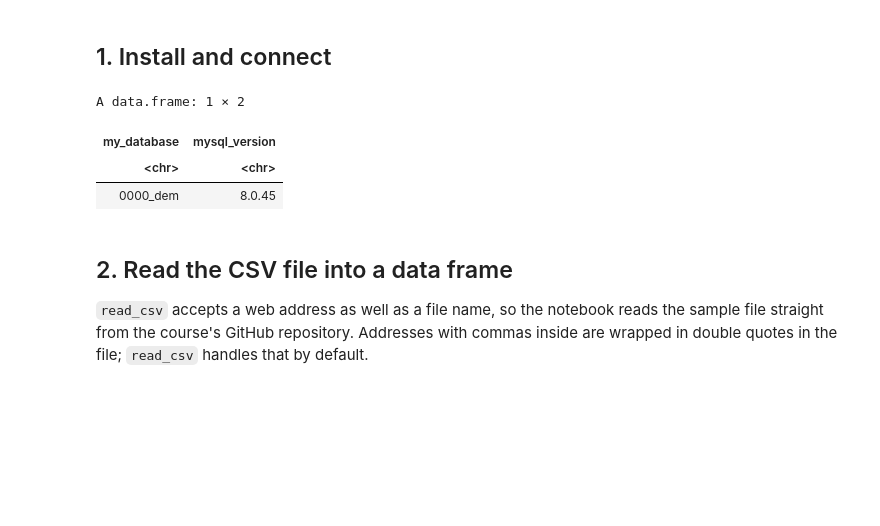
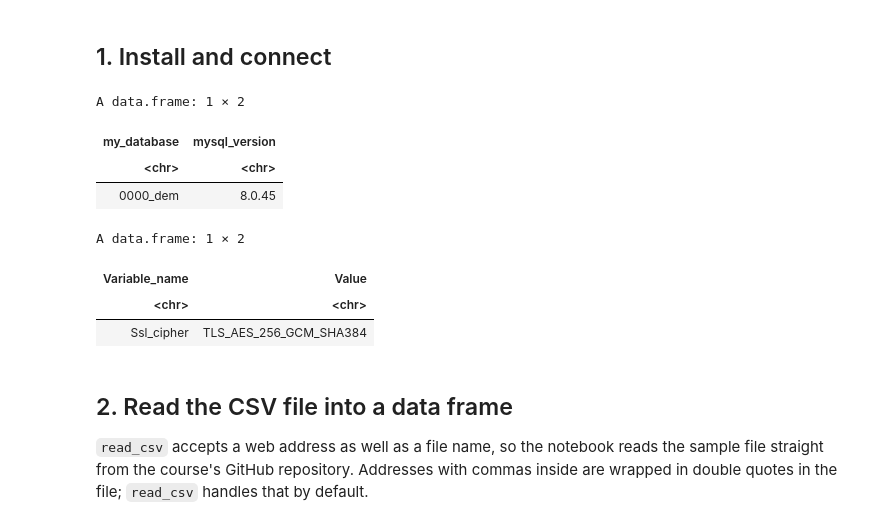
Before and after one commit to kartechbabu/MySQL_notebooks, a Jupyter notebook: csv_to_mysql_r.ipynb, the cells around one changed output. Saved outputs shown, nothing was run; the diff lists cells and outputs as text; code cells hidden in the pictures; blank space fills up the shorter version.

Commit message:
Notebooks after review: clearer cases, R clears typed credentials, cipher check

```diff
--- a/csv_to_mysql_r.ipynb
+++ b/csv_to_mysql_r.ipynb
@@ -27,31 +29,40 @@ library(readr)
 # %%
 # On your computer: read DB_HOST, DB_USER, ... from a .env file, if there is one.
 if (file.exists(".env")) readRenviron(".env")
 
 # Find a setting; if it is missing (for example in Colab), ask for it.
 setting <- function(name) {
   value <- Sys.getenv(name)
   if (value == "") value <- readline(paste0(name, ": "))
   value
 }
 
 # Connect. CLIENT_SSL encrypts the connection; RMariaDB does not by default.
 con <- dbConnect(
   RMariaDB::MariaDB(),
   host     = setting("DB_HOST"),
   port     = as.integer(setting("DB_PORT")),
   user     = setting("DB_USER"),
   password = setting("DB_PASSWORD"),
   dbname   = setting("DB_NAME"),
   client.flag = RMariaDB::CLIENT_SSL,
   bigint = "integer"   # show COUNT(*) results as ordinary numbers
 )
+# Remove what you typed (including the password) from this cell's output.
+IRdisplay::clear_output()
+
 dbGetQuery(con, "SELECT DATABASE() AS my_database, VERSION() AS mysql_version")
+# Check that the connection is encrypted (a cipher name, not empty).
+dbGetQuery(con, "SHOW SESSION STATUS LIKE 'Ssl_cipher'")
 # %% [output]
 A data.frame: 1 × 2
 | my_database | mysql_version |
 | <chr> | <chr> |
 | 0000_dem | 8.0.45 |
+A data.frame: 1 × 2
+| Variable_name | Value |
+| <chr> | <chr> |
+| Ssl_cipher | TLS_AES_256_GCM_SHA384 |
 # %% [markdown]
 ## 2. Read the CSV file into a data frame
 
```
Also changed, not shown: parts of 2 cells of this notebook, 1 other file.
